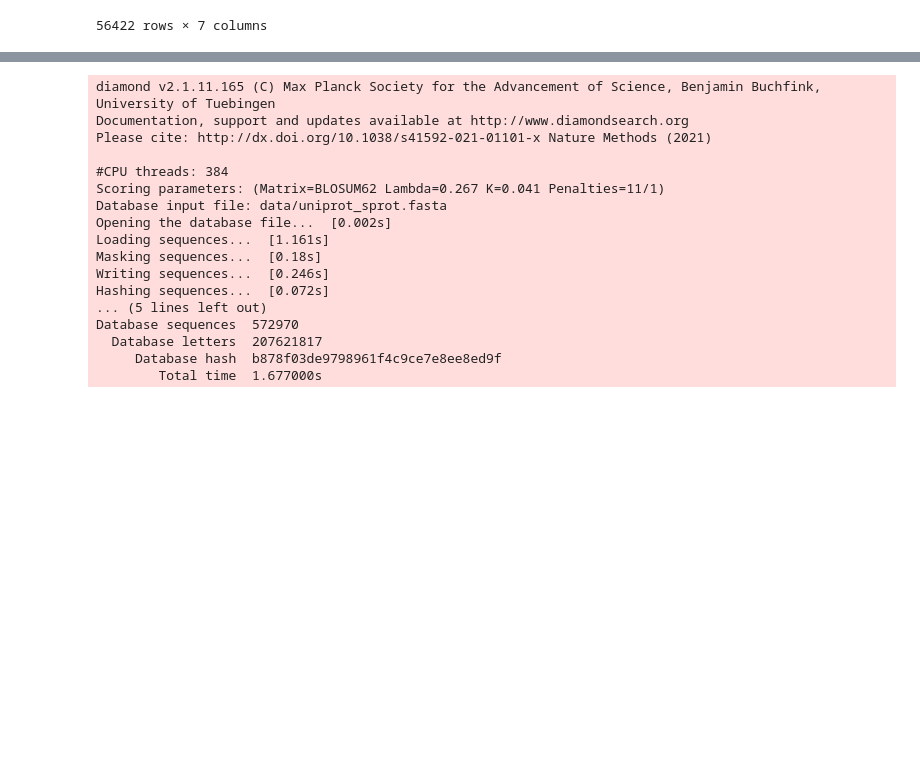
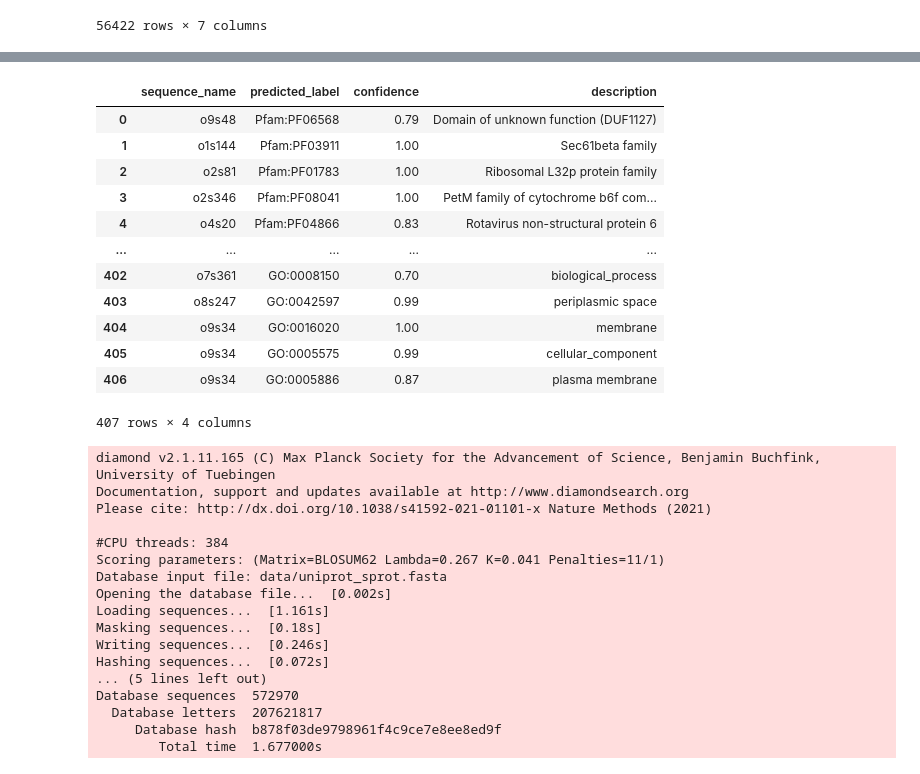
Before and after one commit to ArianeMora/annotate-e, a Jupyter notebook: playground.ipynb, the cells around one changed output, grey strips where cells are left out. Saved outputs shown, nothing was run; the diff lists cells and outputs as text; code cells hidden in the pictures; blank space fills up the shorter version.

```diff
--- a/playground.ipynb
+++ b/playground.ipynb
@@ -161,3 +311,19 @@ FileNotFoundError: [Errno 2] No such file or directory: 'pdb_files.pkl'
+# %%
+pd.read_pickle('/disk1/ariane/vscode/annotate-e/examples/proteinfer.pkl')
+# %% [output]
+|  | sequence_name | predicted_label | confidence | description |
+| 0 | o9s48 | Pfam:PF06568 | 0.79 | Domain of unknown function (DUF1127) |
+| 1 | o1s144 | Pfam:PF03911 | 1.00 | Sec61beta family |
+| 2 | o2s81 | Pfam:PF01783 | 1.00 | Ribosomal L32p protein family |
+| 3 | o2s346 | Pfam:PF08041 | 1.00 | PetM family of cytochrome b6f com... |
+| 4 | o4s20 | Pfam:PF04866 | 0.83 | Rotavirus non-structural protein 6 |
+| ... | ... | ... | ... | ... |
+| 402 | o7s361 | GO:0008150 | 0.70 | biological_process |
+| 403 | o8s247 | GO:0042597 | 0.99 | periplasmic space |
+| 404 | o9s34 | GO:0016020 | 1.00 | membrane |
+| 405 | o9s34 | GO:0005575 | 0.99 | cellular_component |
+| 406 | o9s34 | GO:0005886 | 0.87 | plasma membrane |
+407 rows × 4 columns
 # %%
 input_df << (BLAST(id_col, seq_col, database='data/uniprot_sprot.fasta', args=['--ultra-sensitive']) >> Save('tmp/blast_test.pkl'))
 # After this we summarize the file
```
Also changed, not shown: parts of 7 cells of this notebook, 1 other file.
